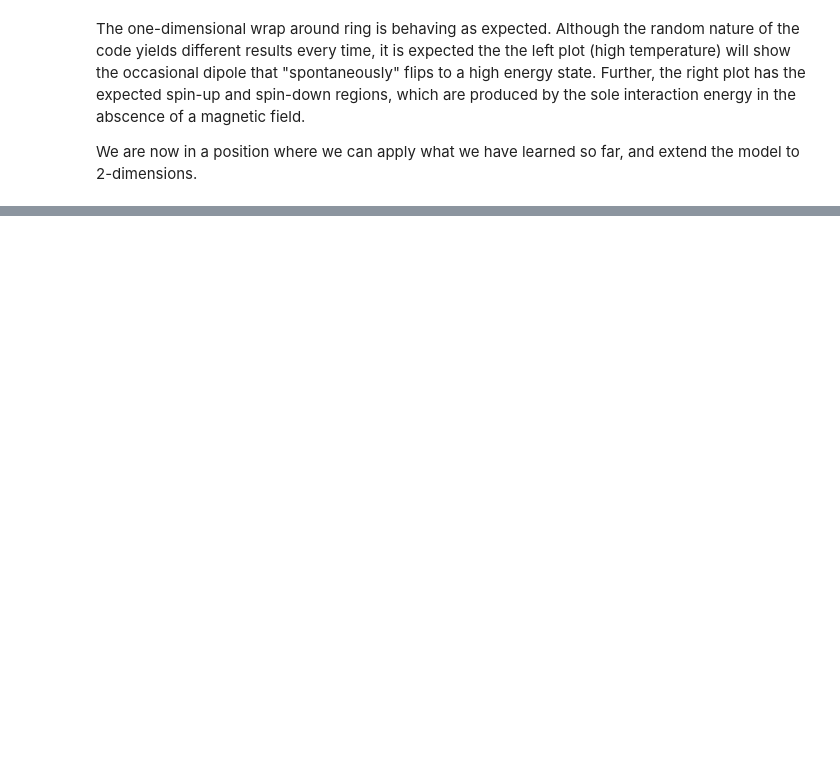
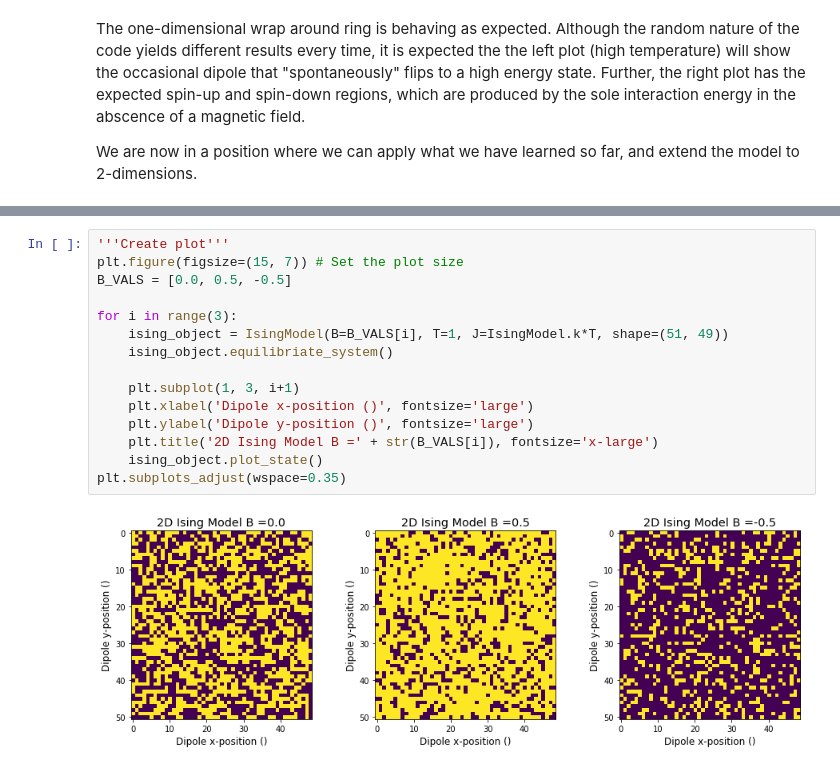
Before and after one commit to kennethsharman/PHYS_481, a Jupyter notebook: Assignments/Assignment_4.ipynb, the cells around one changed output, grey strips where cells are left out. Drawn from its saved outputs; the diff is of its cells as text; blank space fills up the shorter version.

```diff
--- a/Assignments/Assignment_4.ipynb
+++ b/Assignments/Assignment_4.ipynb
@@ -574,0 +694,17 @@ We are now in a position where we can apply what we have learned so far, and ext
+# %%
+'''Create plot'''
+plt.figure(figsize=(15, 7)) # Set the plot size
+B_VALS = [0.0, 0.5, -0.5]
+
+for i in range(3):
+    ising_object = IsingModel(B=B_VALS[i], T=1, J=IsingModel.k*T, shape=(51, 49))
+    ising_object.equilibriate_system()
+
+    plt.subplot(1, 3, i+1)
+    plt.xlabel('Dipole x-position ()', fontsize='large')
+    plt.ylabel('Dipole y-position ()', fontsize='large')
+    plt.title('2D Ising Model B =' + str(B_VALS[i]), fontsize='x-large')
+    ising_object.plot_state()
+plt.subplots_adjust(wspace=0.35)
+# %% [output]
+[figure, added]
```
Also changed, not shown: parts of 24 cells of this notebook.
